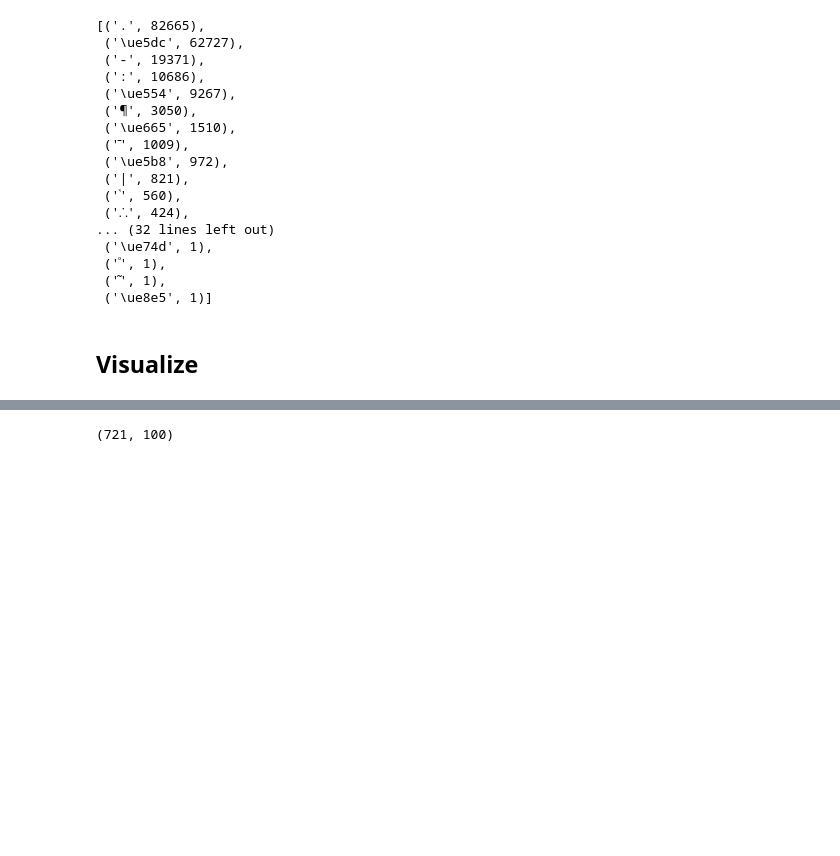
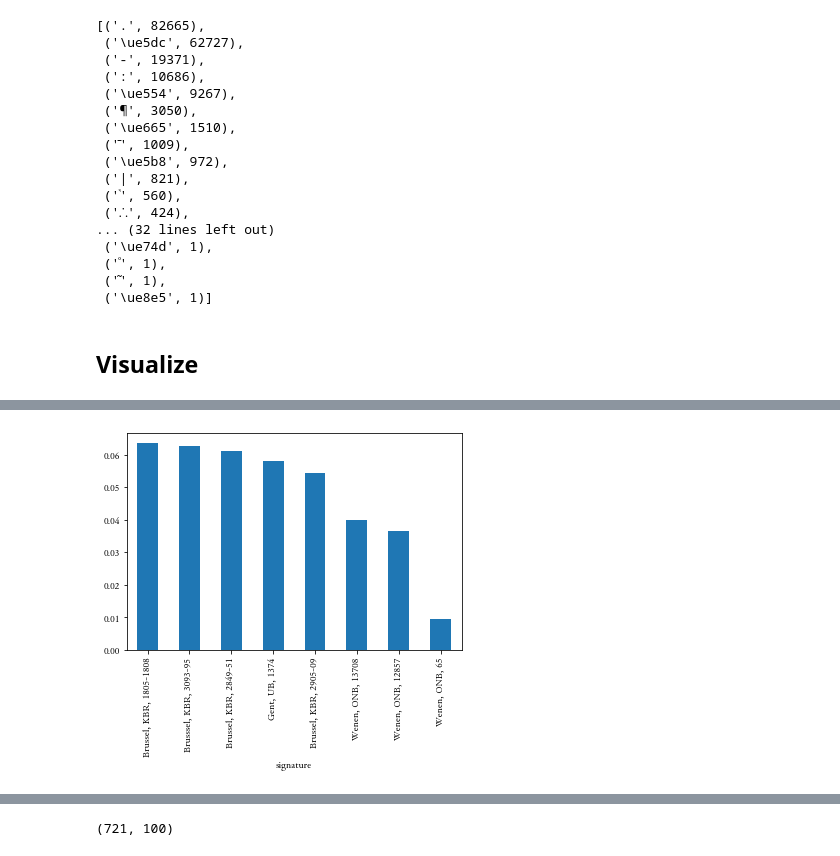
Before and after one commit to WHaverals/silentvoices, a Jupyter notebook: src/speculum-scribe.ipynb, the cells around one changed output, grey strips where cells are left out. Drawn from its saved outputs; the diff is of its cells as text; code cells hidden in the pictures; blank space fills up the shorter version.

Commit message:
glyphs in plots + abbreviation density

```diff
--- a/src/speculum-scribe.ipynb
+++ b/src/speculum-scribe.ipynb
@@ -194,0 +222,10 @@ segments.sample(5)
+# %%
+def abbr_density(text):
+    cnts = Counter(unicodedata.normalize('NFD', text))
+    alph = np.sum([cnts[c] for c in set(letters)])
+    glph = np.sum([cnts[c] for c in set(glyphs)])
+    return glph / alph
+
+
+densities = [abbr_density(t) for t in segments['text']]
+segments['abbr'] = densities
@@ -194,0 +252,4 @@ segments.sample(5)
+# %%
+segments[segments['scribe'] == 'α'].groupby('signature')['abbr'].mean().sort_values(ascending=False).plot.bar();
+# %% [output]
+[figure, added]
```
Also changed, not shown: parts of 25 cells of this notebook.
